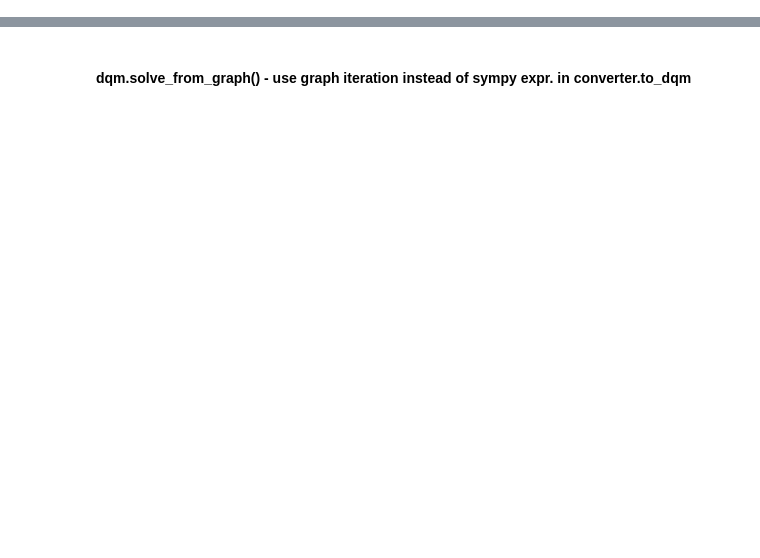
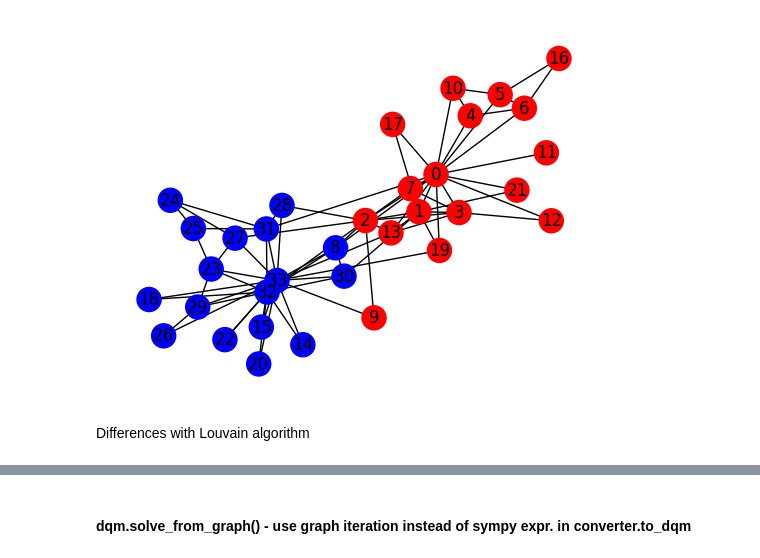
Before and after one commit to qc-lab/QHyper, a Jupyter notebook: demo/karate_club_demo.ipynb, the cells around one changed output, grey strips where cells are left out. Drawn from its saved outputs; the diff is of its cells as text; code cells hidden in the pictures; blank space fills up the shorter version.

```diff
--- a/demo/karate_club_demo.ipynb
+++ b/demo/karate_club_demo.ipynb
@@ -16,4 +51,4 @@ from QHyper.solvers.dqm import DQM
 
 
 karate_dqm = DQM(karate_club_problem, time=5)
-karate_sampleset = karate_dqm.solve()
+karate_sampleset_dqm = karate_dqm.solve()
@@ -121,0 +55,15 @@ set()
+# %%
+karate_dqm_sample = karate_sampleset_dqm.first
+# %%
+from QHyper.problems.network_communities.utils import draw_communities
+
+
+folder = "./demo_output"
+data_name = "karate_club"
+path = f"{folder}/{data_name}.png"
+
+draw_communities(karate_club_problem, karate_dqm_sample.sample, path)
+# %% [output]
+[figure, added]
+# %% [markdown]
+Differences with Louvain algorithm
```
Also changed, not shown: parts of 38 cells of this notebook, 19 other files.
